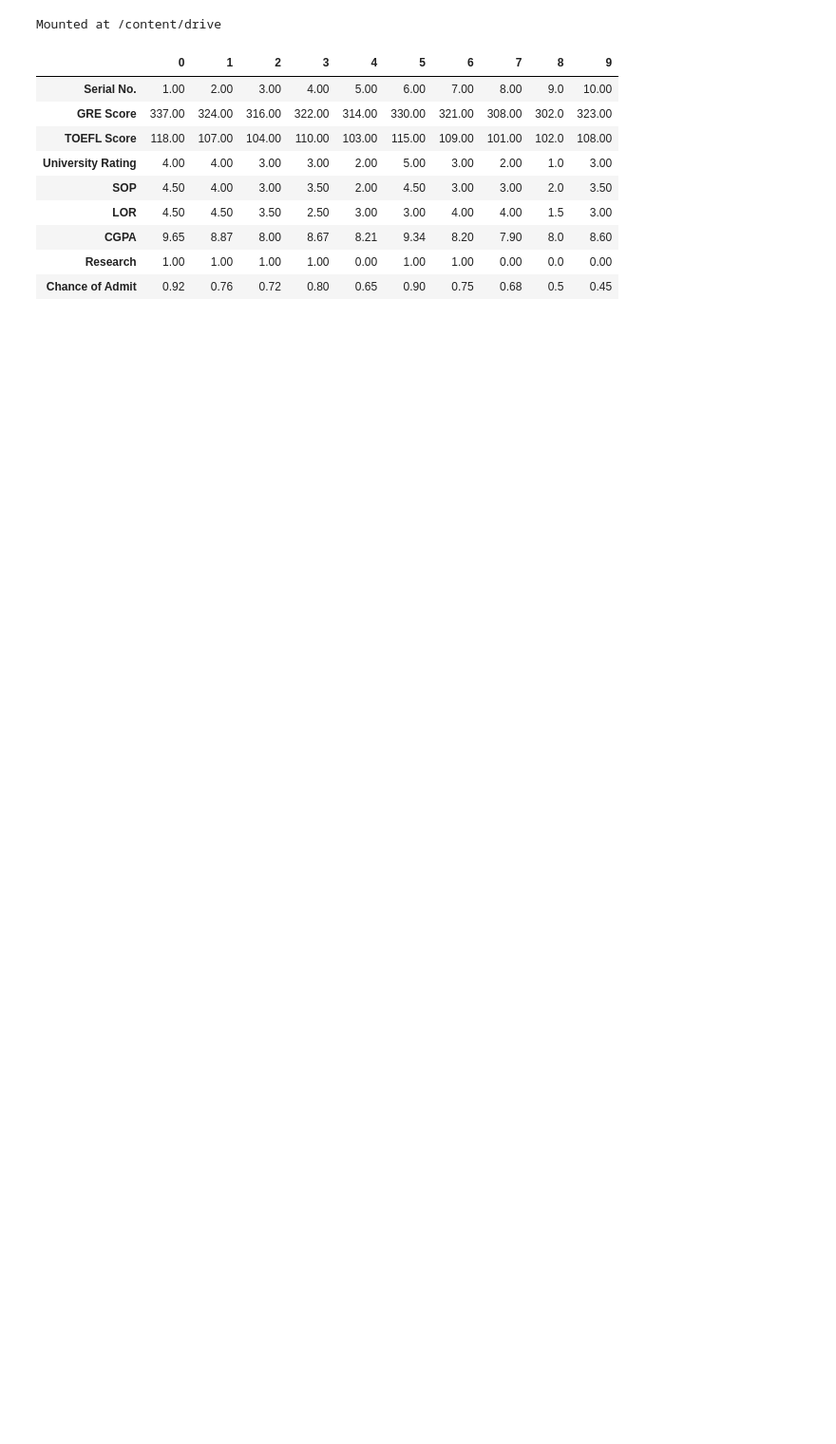
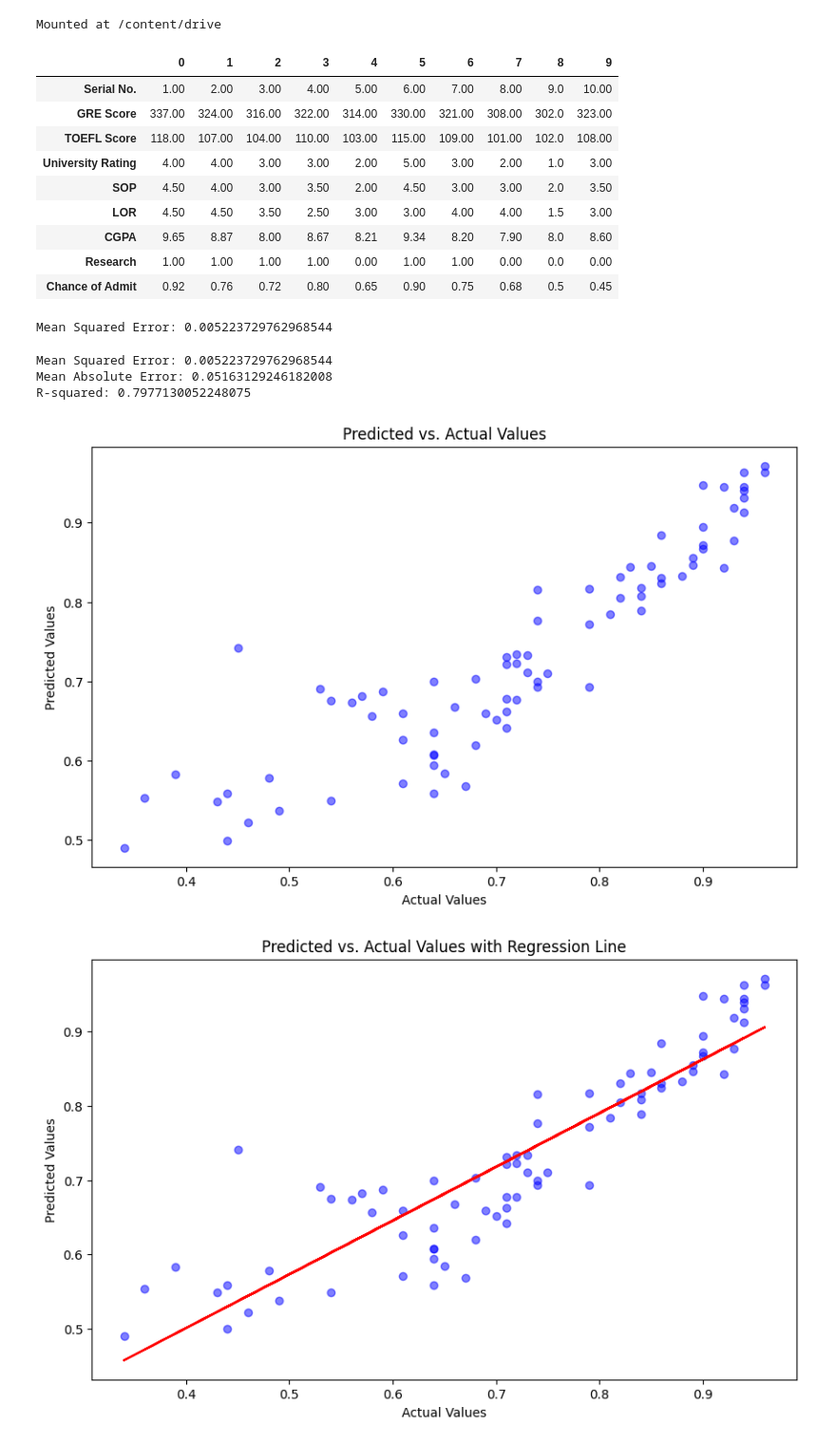
Before and after one commit to aritradey-CS/Admission-Prediction, a Jupyter notebook: _Test_Module_Oct23.ipynb, the cells around one changed output. Shown at 95% size. Drawn from its saved outputs; the diff is of its cells as text; code cells hidden in the pictures; blank space fills up the shorter version.

```diff
--- a/_Test_Module_Oct23.ipynb
+++ b/_Test_Module_Oct23.ipynb
@@ -25,3 +25,80 @@ df.head(10).T
 | CGPA | 9.65 | 8.87 | 8.00 | 8.67 | 8.21 | 9.34 | 8.20 | 7.90 | 8.0 | 8.60 |
 | Research | 1.00 | 1.00 | 1.00 | 1.00 | 0.00 | 1.00 | 1.00 | 0.00 | 0.0 | 0.00 |
 | Chance of Admit | 0.92 | 0.76 | 0.72 | 0.80 | 0.65 | 0.90 | 0.75 | 0.68 | 0.5 | 0.45 |
+# %%
+from sklearn.model_selection import train_test_split
+from sklearn.linear_model import LinearRegression
+from sklearn.metrics import mean_squared_error
+
+# Assume 'GRE', 'TOEFL', 'University_Rating', 'CGPA' are features and 'Chance of Admit' is the target column
+X = df[['GRE Score', 'TOEFL Score', 'University Rating', 'CGPA']]
+y = df['Chance of Admit ']
+
+# Split the dataset into training and testing sets
+X_train, X_test, y_train, y_test = train_test_split(X, y, test_size=0.2, random_state=42)
+
+# Create and train a linear regression model
+model = LinearRegression()
+model.fit(X_train, y_train)
+
+# Predict the target values on the test set
+y_pred = model.predict(X_test)
+
+# Calculate the mean squared error
+mse = mean_squared_error(y_test, y_pred)
+
+print("Mean Squared Error:", mse)
+# %% [output]
+Mean Squared Error: 0.005223729762968544
+# %%
+from sklearn.metrics import mean_absolute_error, mean_squared_error, r2_score
+# Predict the target values on the test set
+y_pred = model.predict(X_test)
+
+# Calculate various evaluation metrics
+mse = mean_squared_error(y_test, y_pred)
+mae = mean_absolute_error(y_test, y_pred)
+r2 = r2_score(y_test, y_pred)
+
+print("Mean Squared Error:", mse)
+print("Mean Absolute Error:", mae)
+print("R-squared:", r2)
+# %% [output]
+Mean Squared Error: 0.005223729762968544
+Mean Absolute Error: 0.05163129246182008
+R-squared: 0.7977130052248075
+# %%
+import matplotlib.pyplot as plt
+import numpy as np
+
+# Assuming you have already trained your regression model 'model' and made predictions 'y_pred'
+# y_test contains the actual target values from your test set
+
+# Create scatter plot for predicted vs. actual values
+plt.figure(figsize=(10, 6))
+plt.scatter(y_test, y_pred, color='blue', alpha=0.5)
+plt.title('Predicted vs. Actual Values')
+plt.xlabel('Actual Values')
+plt.ylabel('Predicted Values')
+plt.show()
+# In this code, replace `y_test` with your actual target values and `y_pred` with the predicted values obtained from your regression model. This scatter plot will show how well your model's predictions align with the true values. Points along the diagonal line indicate accurate predictions.
+
+# You might also consider adding a line of best fit (regression line) to the scatter plot to visualize the trend more clearly:
+
+# Calculate the coefficients of the regression line
+coef = np.polyfit(y_test, y_pred, 1)
+poly1d_fn = np.poly1d(coef)
+
+# Create scatter plot with regression line
+plt.figure(figsize=(10, 6))
+plt.scatter(y_test, y_pred, color='blue', alpha=0.5)
+plt.plot(y_test, poly1d_fn(y_test), color='red')
+plt.title('Predicted vs. Actual Values with Regression Line')
+plt.xlabel('Actual Values')
+plt.ylabel('Predicted Values')
+plt.show()
+
+# This will show the relationship between predicted and actual values more clearly, along with the linear regression line representing the trend.
+# %% [output]
+[figure, added]
+[figure, added]
```
Also changed, not shown: parts of 3 cells of this notebook.
